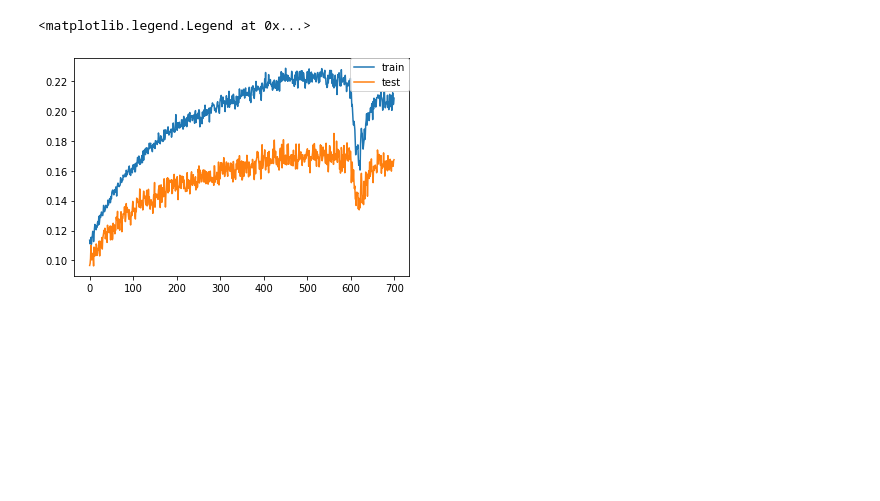
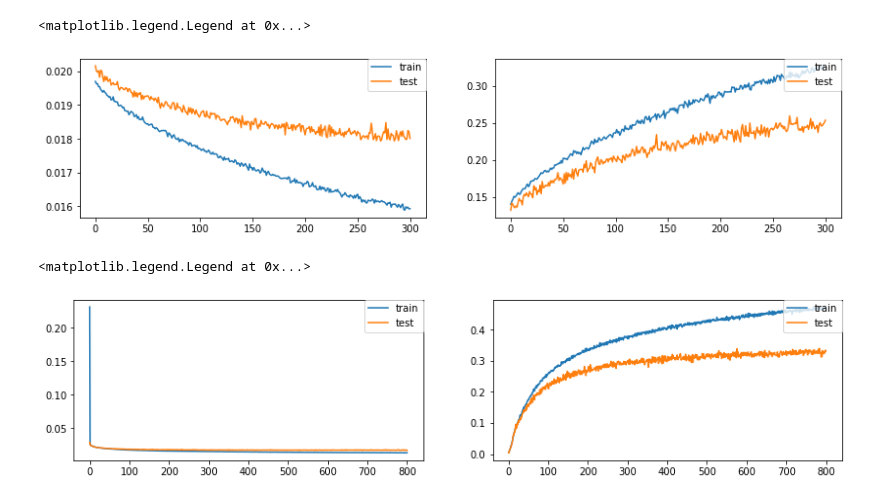
Before and after one commit to keita-f-sato/Kaggle-BirdCall-Project, a Jupyter notebook: logs/Analysis_logs.ipynb, the cells around one changed output. Saved outputs shown, nothing was run; the diff lists cells and outputs as text; code cells hidden in the pictures; blank space fills up the shorter version.

```diff
--- a/logs/Analysis_logs.ipynb
+++ b/logs/Analysis_logs.ipynb
@@ -23,7 +38,32 @@ plt.legend(bbox_to_anchor=(1, 1), loc='upper right', borderaxespad=0, fontsize=1
+# %%
+df = pd.read_csv("2e/drop0.4/loss_300.log")
+plt.figure(figsize=(14, 3))
+
+plt.subplot(1,2,1)
+plt.plot(df['train_loss'], label="train")
+plt.plot(df['test_loss'], label="test")
+plt.legend(bbox_to_anchor=(1, 1), loc='upper right', borderaxespad=0, fontsize=10)
+
+plt.subplot(1,2,2)
+plt.plot(df['train_F1_score'], label="train")
+plt.plot(df['test_F1_score'], label="test")
+plt.legend(bbox_to_anchor=(1, 1), loc='upper right', borderaxespad=0, fontsize=10)
+# %% [output]
+<matplotlib.legend.Legend at 0x...>
+[figure, added]
 # %%
+df = pd.read_csv("2f/loss_800.log")
+plt.figure(figsize=(14, 3))
+
+plt.subplot(1,2,1)
+plt.plot(df['train_loss'], label="train")
+plt.plot(df['test_loss'], label="test")
+plt.legend(bbox_to_anchor=(1, 1), loc='upper right', borderaxespad=0, fontsize=10)
+
+plt.subplot(1,2,2)
 plt.plot(df['train_F1_score'], label="train")
 plt.plot(df['test_F1_score'], label="test")
 plt.legend(bbox_to_anchor=(1, 1), loc='upper right', borderaxespad=0, fontsize=10)
 # %% [output]
 <matplotlib.legend.Legend at 0x...>
-[figure, old version]
+[figure, new version]
```
Also changed, not shown: parts of 7 cells of this notebook, 11 other files.
